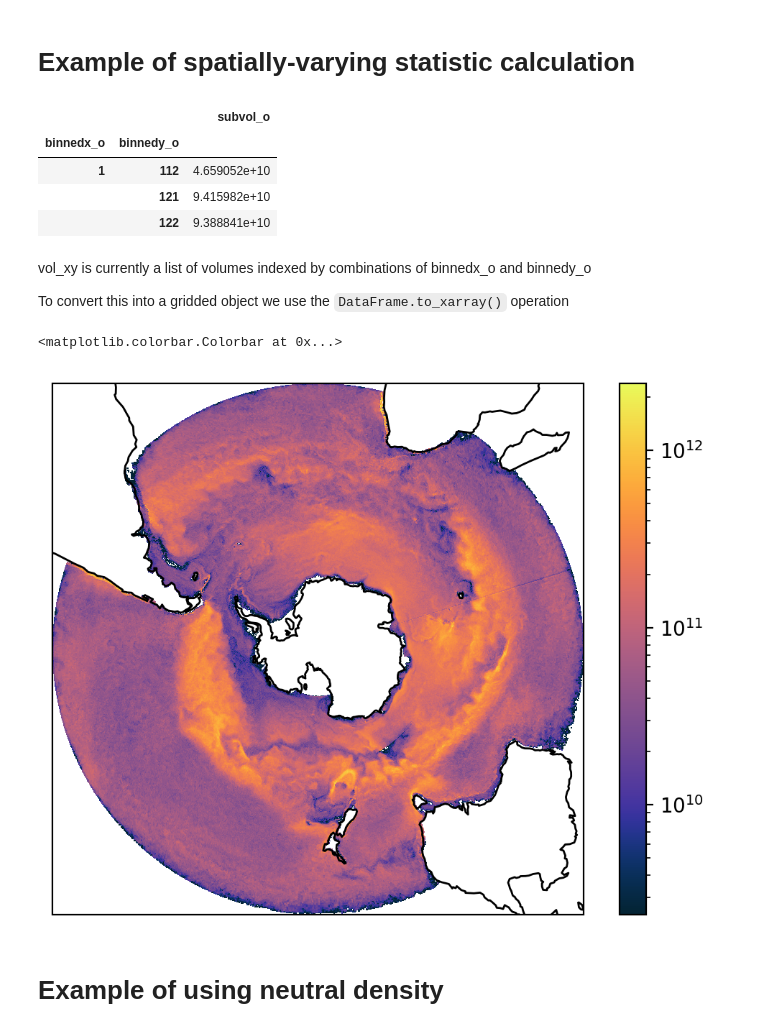
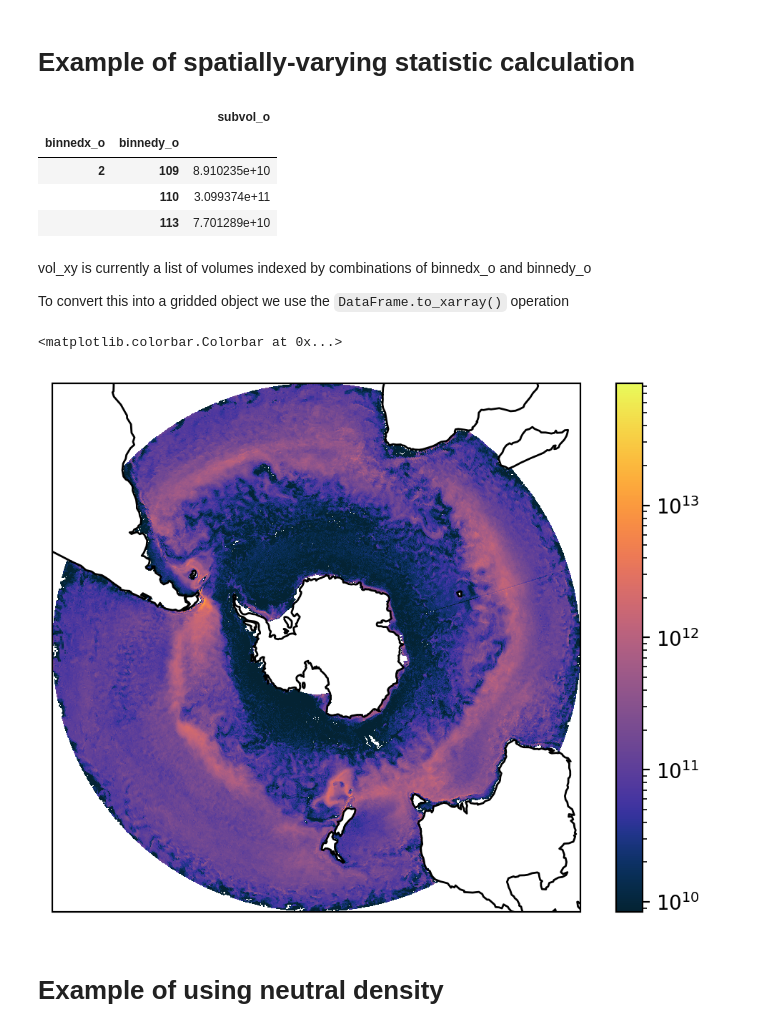
Before and after one commit to afstyles/SouthernDemons, a Jupyter notebook: int/Examples.ipynb, the cells around one changed output. Saved outputs shown, nothing was run; the diff lists cells and outputs as text; code cells hidden in the pictures.

```diff
--- a/int/Examples.ipynb
+++ b/int/Examples.ipynb
@@ -28,17 +28,17 @@ kmindom = 1
 kmaxdom = 75
 
 # Location of the TRACMASS run
-data_dir = os.path.abspath("/gws/nopw/j04/bas_pog/astyles/ORCA025_fwd/")
+data_dir = os.path.abspath("/gws/nopw/j04/bas_pog/astyles/ORCA025_bwd/")
 
 # Location of the OUTPUT directory created when running SouthernDemons executable
-out_dir = os.path.abspath(data_dir + "/OUTPUT.ORCA025_fwd_extra/")
+out_dir = os.path.abspath(data_dir + "/OUTPUT.ORCA025_newindex/")
 
 # Location of masks and grid information for the model
-grid_path = os.path.abspath("/gws/nopw/j04/aopp/astyles/TRACMASS_DATA/DRAKKAR_SET/ORCA025/topo/" )
+grid_path = os.path.abspath("/gws/nopw/j04/bas_pog/astyles/DRAKKAR_SET/topo/" )
 grid_files = ['mask.nc','mesh_hgr.nc','mesh_zgr.nc']
 
 # Location of neutral density surfaces
-ndense_path = os.path.abspath("/gws/nopw/j04/bas_pog/astyles/SouthernDemons/neutraldensity/output/ORCA025_Dec1982/*.nc" )
+ndense_path = os.path.abspath("/gws/nopw/j04/bas_pog/astyles/SouthernDemons/neutraldensity/output/ORCA025_Dec_70_398_extend/*.nc" )
 
 cal_months = ["Jan","Feb","Mar","Apr","May","Jun","Jul","Aug","Sep","Oct","Nov","Dec"]
 # %% [markdown]
@@ -183,9 +183,9 @@ vol_xy.head(n=3)
 # %% [output]
 |  |  | subvol_o |
 | binnedx_o | binnedy_o |  |
-| 1 | 112 | 4.659052e+10 |
-|  | 121 | 9.415982e+10 |
-|  | 122 | 9.388841e+10 |
+| 2 | 109 | 8.910235e+10 |
+|  | 110 | 3.099374e+11 |
+|  | 113 | 7.701289e+10 |
 # %% [markdown]
 vol_xy is currently a list of volumes indexed by combinations of binnedx_o and binnedy_o
 
@@ -206,17 +206,17 @@ ds_domain, da_vol_xy = xr.align( ds_domain, da_vol_xy )
 # %%
 fig, ax = plt.subplots(1,1,dpi=200,subplot_kw={'projection':ccrs.SouthPolarStereo()})
 lat = ds_domain.gphit
 lon = ds_domain.glamt
 
 vmax = da_vol_xy.max().compute()
 
-lognorm = matplotlib.colors.LogNorm(vmax = vmax, vmin = vmax /1e3 )
+lognorm = matplotlib.colors.LogNorm(vmax = vmax, vmin = vmax /1e4 )
 cax = ax.pcolormesh( lon, lat, da_vol_xy, transform=ccrs.PlateCarree(), cmap=cmocean.cm.thermal, norm=lognorm )
 ax.coastlines()
 fig.colorbar(cax)
 # %% [output]
 <matplotlib.colorbar.Colorbar at 0x...>
-[figure, old version]
+[figure, new version]
 # %% [markdown]
 # Example of using neutral density
 # %%
```
Also changed, not shown: parts of 8 cells of this notebook.
